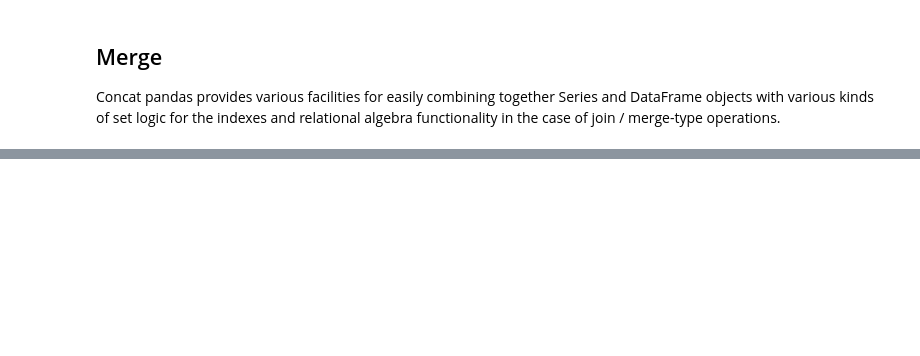
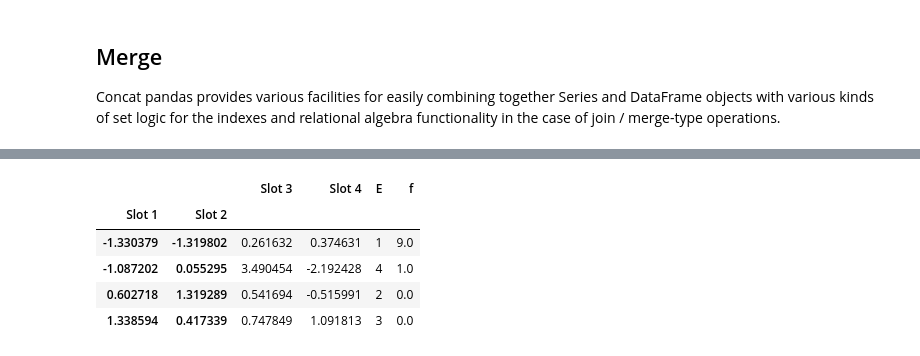
Before and after one commit to AsmitPrajapati/CodroidHub_Summer_Training, a Jupyter notebook: Pandas.ipynb, the cells around one changed output, grey strips where cells are left out. Drawn from its saved outputs; the diff is of its cells as text; code cells hidden in the pictures; blank space fills up the shorter version.

```diff
--- a/Pandas.ipynb
+++ b/Pandas.ipynb
@@ -378,0 +389,10 @@ pd.concat(pieces)
+# %%
+# Grouping by multiple columns label forms MultiIndex.
+sd.groupby(["Slot 1", "Slot 2"]).sum()
+# %% [output]
+|  |  | Slot 3 | Slot 4 | E | f |
+| Slot 1 | Slot 2 |  |  |  |  |
+| -1.330379 | -1.319802 | 0.261632 | 0.374631 | 1 | 9.0 |
+| -1.087202 | 0.055295 | 3.490454 | -2.192428 | 4 | 1.0 |
+| 0.602718 | 1.319289 | 0.541694 | -0.515991 | 2 | 0.0 |
+| 1.338594 | 0.417339 | 0.747849 | 1.091813 | 3 | 0.0 |
```
Also changed, not shown: parts of 32 cells of this notebook.
